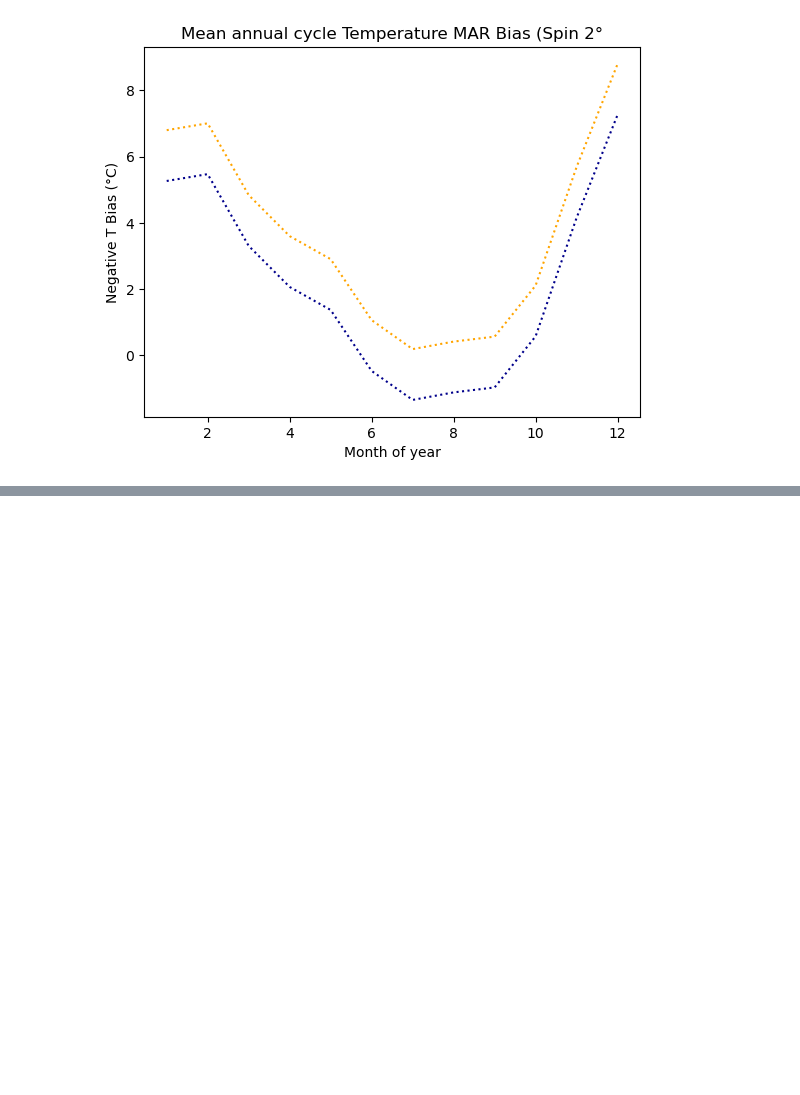
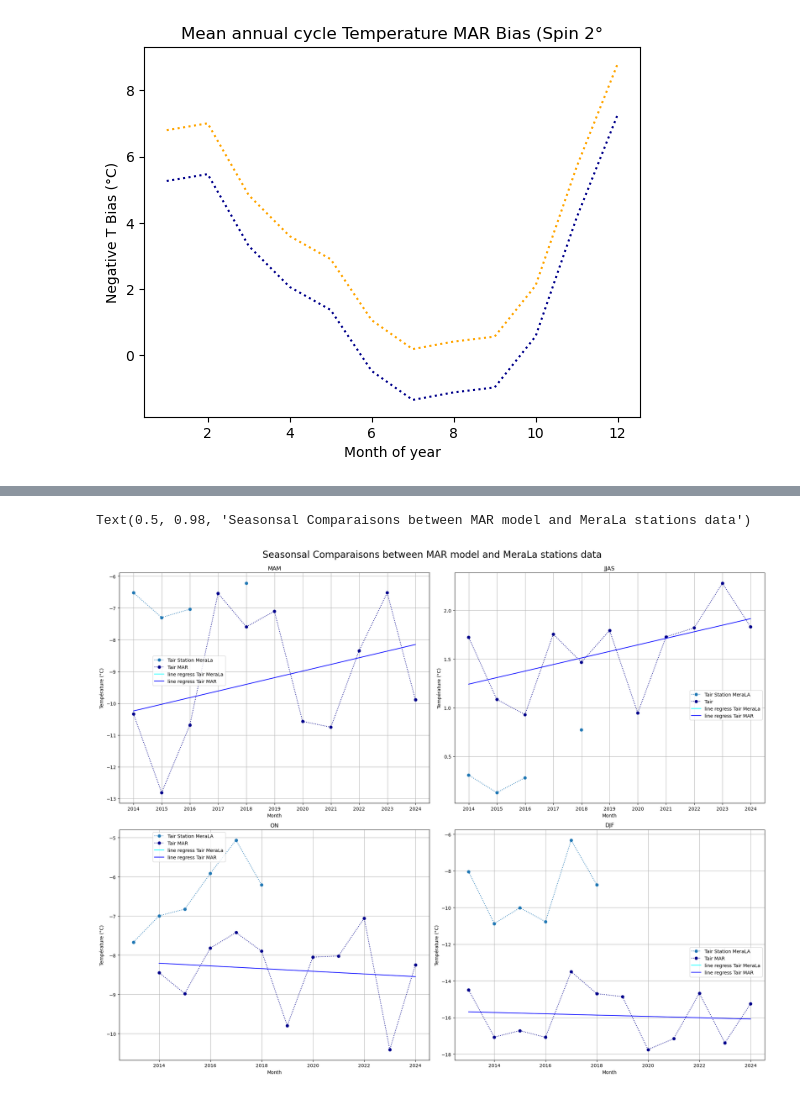
Before and after one commit to Andeol-ramb/MAR_HMA_GLACIOCLIM_Comparisons, a Jupyter notebook: TimeSeries_TS_Monthly_MAR_MeraNaulek_2013-2023.ipynb, the cells around one changed output, grey strips where cells are left out. Cells and saved outputs as stored; diff of their text form; code cells hidden in the pictures; blank space fills up the shorter version.

```diff
--- a/TimeSeries_TS_Monthly_MAR_MeraNaulek_2013-2023.ipynb
+++ b/TimeSeries_TS_Monthly_MAR_MeraNaulek_2013-2023.ipynb
@@ -168,3 +201,18 @@ TMAR_hiver  = seasonsdata(dsM_sta_new, 'DJF').groupby('time.month').mean()
+# %%
+xtime15_24=np.arange(2013,2023+1,1)
+xtime14_24=np.arange(2012,2023+1,1)
+# %%
+#Régression linéaire Station Data
+linTsta_premon= stats.linregress(xtime15_24,Timeseries_Tsta_premon['Tair'].values)
+linTsta_mon  = stats.linregress(xtime15_24,Timeseries_Tsta_mon['Tair'].values)
+linTsta_postmon= stats.linregress(xtime14_24,Timeseries_Tsta_postmon['Tair'].values)
+linTsta_hiver = stats.linregress(xtime14_24,Timeseries_Tsta_hiver['Tair'].values)
+# %%
+#Régression linéaire MAR Data
+linTMAR_premon=stats.linregress(xtime15_24,Timeseries_TMAR_premon.values)
+linTMAR_mon=stats.linregress(xtime15_24,Timeseries_TMAR_mon.values)
+linTMAR_postmon=stats.linregress(xtime15_24,Timeseries_TMAR_postmon.values)
+linTMAR_hiver=stats.linregress(xtime14_24,Timeseries_TMAR_hiver.values)
 # %%
 #T MAR Corrected for [elevation / Hight ? ]
 #Evaluer la différence de hauteur entre la station et le niveau 1 de la grille MAR considérée
@@ -262,0 +311,60 @@ ax4.grid()
+# %%
+#Ajout incertitudes,
+
+fig, ((ax1,ax2) , (ax3,ax4)) = plt.subplots(2,2, figsize=(20,16))
+ax1.plot(Timeseries_Tsta_premon.time, Timeseries_Tsta_premon['Tair'].values, linestyle=':', marker= 'o', label='Tair Station MeraLa')
+ax1.plot(Timeseries_TMAR_premon.time, Timeseries_TMAR_premon.values,color='darkblue', linestyle=':', marker= 'o', label='Tair MAR')
+
+ax1.plot(Timeseries_Tsta_premon.time, linTsta_premon.intercept + linTsta_premon.slope*xtime15_24, 'cyan', label='line regress Tair MeraLa')
+ax1.plot(Timeseries_Tsta_premon.time, linTMAR_premon.intercept + linTMAR_premon.slope*xtime15_24, 'blue', label='line regress Tair MAR')
+
+ax1.legend(bbox_to_anchor=(0.1, 0.5, 0.5, 0.5))
+ax1.set_title('MAM')
+ax1.set_xlabel('Month')
+ax1.set_ylabel('Température (°C)')
+ax1.grid()
+
+ax2.plot(Timeseries_Tsta_mon.time, Timeseries_Tsta_mon['Tair'].values, linestyle=':', marker= 'o', label='Tair Station MeraLA')
+ax2.plot(Timeseries_TMAR_mon.time, Timeseries_TMAR_mon.values,color='darkblue', linestyle=':', marker= 'o', label='Tair')
+
+ax2.plot(Timeseries_Tsta_mon.time, linTsta_mon.intercept + linTsta_mon.slope*xtime15_24, 'cyan', label='line regress Tair MeraLa')
+ax2.plot(Timeseries_TMAR_mon.time, linTMAR_mon.intercept + linTMAR_mon.slope*xtime15_24, 'blue', label='line regress Tair MAR')
+
+
+ax2.legend(bbox_to_anchor=(0.5, 0, 0.5, 0.5))
+ax2.set_title('JJAS')
+ax2.set_xlabel('Month')
+ax2.set_ylabel('Température (°C)')
+ax2.grid()
+
+ax3.plot(Timeseries_Tsta_postmon.time, Timeseries_Tsta_postmon['Tair'].values, linestyle=':', marker= 'o', label='Tair Station MeraLA')
+ax3.plot(Timeseries_TMAR_postmon.time, Timeseries_TMAR_postmon.values,color='darkblue', linestyle=':', marker= 'o', label='Tair MAR')
+
+ax3.plot(Timeseries_Tsta_postmon.time, linTsta_postmon.intercept + linTsta_postmon.slope*xtime14_24, 'cyan', label='line regress Tair MeraLa')
+ax3.plot(Timeseries_TMAR_postmon.time, linTMAR_postmon.intercept + linTMAR_postmon.slope*xtime15_24, 'blue', label='line regress Tair MAR')
+
+
+ax3.legend(bbox_to_anchor=(0.1, 0.5, 0.5, 0.5))
+ax3.set_title('ON')
+ax3.set_xlabel('Month')
+ax3.set_ylabel('Température (°C)')
+ax3.grid()
+
+ax4.plot(Timeseries_Tsta_hiver.time, Timeseries_Tsta_hiver['Tair'].values, linestyle=':', marker= 'o', label='Tair Station MeraLA')
+ax4.plot(Timeseries_TMAR_hiver.time, Timeseries_TMAR_hiver.values,color='darkblue', linestyle=':', marker= 'o', label='Tair MAR')
+
+ax4.plot(Timeseries_Tsta_hiver.time, linTsta_hiver.intercept + linTsta_hiver.slope*xtime14_24, 'cyan', label='line regress Tair MeraLa')
+ax4.plot(Timeseries_TMAR_hiver.time, linTMAR_hiver.intercept + linTMAR_hiver.slope*xtime14_24, 'blue', label='line regress Tair MAR')
+
+ax4.legend(bbox_to_anchor=(0.5, 0, 0.5, 0.5))
+ax4.set_title('DJF')
+ax4.set_xlabel('Month')
+ax4.set_ylabel('Température (°C)')
+ax4.grid()
+
+
+plt.tight_layout(rect=[0, 0, 1, 0.96])  # Maria script theft : leave space for the suptitle
+fig.suptitle('Seasonsal Comparaisons between MAR model and MeraLa stations data',fontsize=20)
+# %% [output]
+Text(0.5, 0.98, 'Seasonsal Comparaisons between MAR model and MeraLa stations data')
+[figure, added]
```
Also changed, not shown: parts of 8 cells of this notebook, 4 other files.
